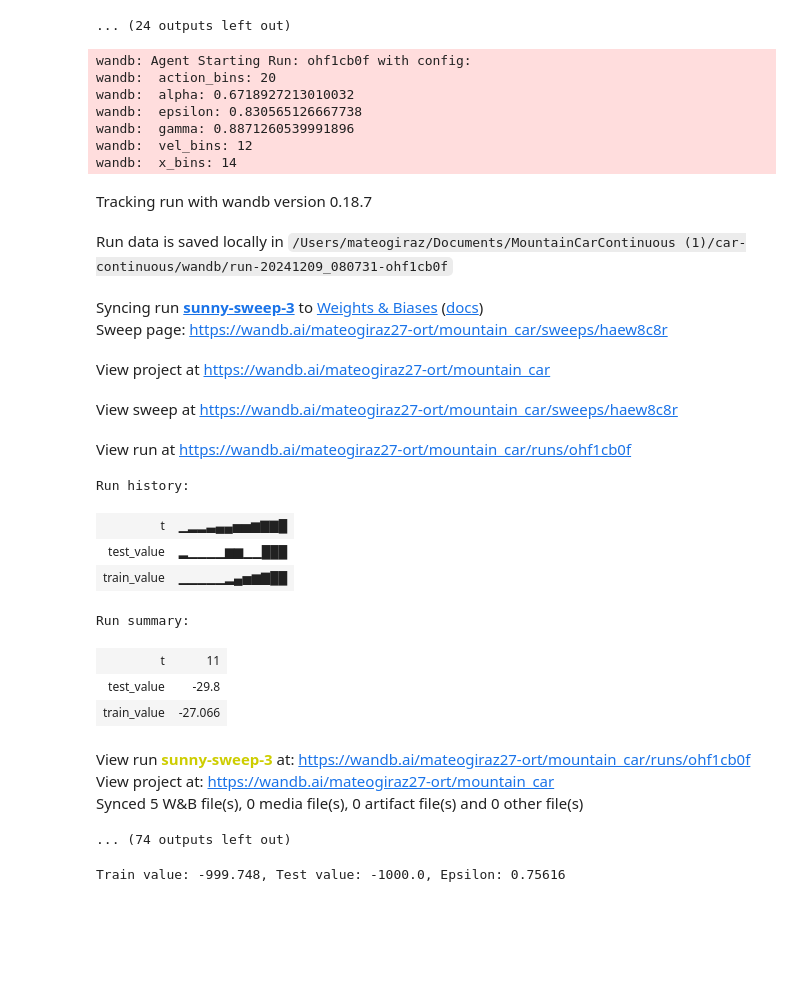
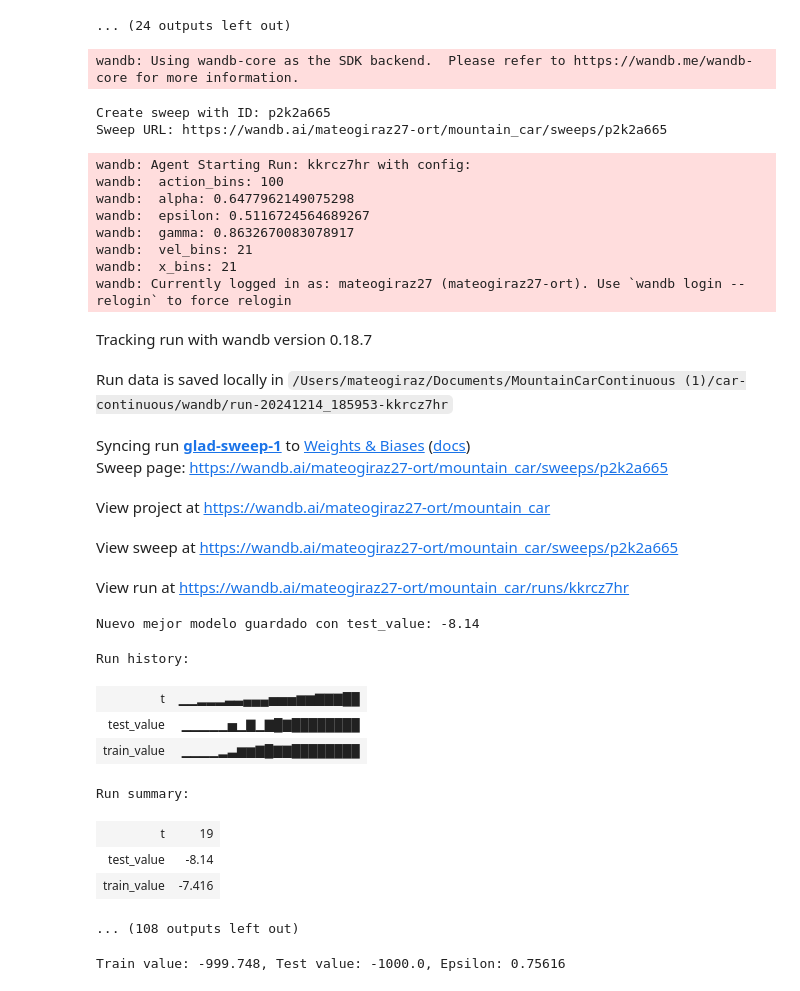
Before and after one commit to MateoGiraz/ai-project, a Jupyter notebook: car-continuous/continuous_mountain_car.ipynb, the cells around one changed output. Saved outputs shown, nothing was run; the diff lists cells and outputs as text; code cells hidden in the pictures; blank space fills up the shorter version.

Commit message:
update car agent

```diff
--- a/car-continuous/continuous_mountain_car.ipynb
+++ b/car-continuous/continuous_mountain_car.ipynb
@@ -166,10 +166,14 @@ import wandb
 from car_model import Car
 from mountain_car_agent import MountainCarAgent
 from continuous_mountain_car_env_extended import ContinuousMountainCarEnvExtended
+import pickle
 
 def sweep_v2():
     wandb.init()
     config = wandb.config
+
+    best_test_value = -np.inf
+    best_model_path = "mountain_car_agent.pkl"
 
     env = ContinuousMountainCarEnvExtended(render_mode='rgb_array')
     model = Car(env, config.x_bins, config.vel_bins, config.action_bins)
@@ -182,6 +186,17 @@ def sweep_v2():
         test_value = agent.test(50)
         wandb.log({"train_value": train_value, "test_value": test_value, "t" : t})
         base_epsilon *= (10-t)/10
+
+    if test_value > best_test_value:
+        best_test_value = test_value
+        with open(best_model_path, "wb") as f:
+            pickle.dump(agent, f)
+        print(f"Nuevo mejor modelo guardado con test_value: {best_test_value}")
+
+    artifact = wandb.Artifact("best_model", type="model")
+    artifact.add_file(best_model_path)
+    wandb.log_artifact(artifact)
+
 
 sweep_config = {
     'name': 'bayesian-sweep-epsilon-decay-v2',
@@ -226,36 +241,39 @@ sweep_config = {
 entity = "mateogiraz27-ort"
 project = "mountain_car"
 sweep_id = wandb.sweep(sweep_config, entity=entity, project=project)
+# %% [output]
+wandb: Using wandb-core as the SDK backend.  Please refer to https://wandb.me/wandb-core for more information.
+Create sweep with ID: p2k2a665
+Sweep URL: https://wandb.ai/mateogiraz27-ort/mountain_car/sweeps/p2k2a665
 # %%
-sweep_id = "l6wrf4n4"
+sweep_id = "p2k2a665"
 wandb.agent(sweep_id, function=sweep_v2, count=100, entity=entity, project=project)
 # %% [output]
-wandb: Agent Starting Run: ohf1cb0f with config:
-wandb:  action_bins: 20
-wandb:  alpha: 0.6718927213010032
-wandb:  epsilon: 0.830565126667738
-wandb:  gamma: 0.8871260539991896
-wandb:  vel_bins: 12
-wandb:  x_bins: 14
+wandb: Agent Starting Run: kkrcz7hr with config:
+wandb:  action_bins: 100
+wandb:  alpha: 0.6477962149075298
+wandb:  epsilon: 0.5116724564689267
+wandb:  gamma: 0.8632670083078917
+wandb:  vel_bins: 21
+wandb:  x_bins: 21
+wandb: Currently logged in as: mateogiraz27 (mateogiraz27-ort). Use `wandb login --relogin` to force relogin
 Tracking run with wandb version 0.18.7
-Run data is saved locally in /Users/mateogiraz/Documents/MountainCarContinuous (1)/car-continuous/wandb/run-20241209_080731-ohf1cb0f
+Run data is saved locally in /Users/mateogiraz/Documents/MountainCarContinuous (1)/car-continuous/wandb/run-20241214_185953-kkrcz7hr
-Syncing run sunny-sweep-3 to Weights & Biases (docs)
-Sweep page: https://wandb.ai/mateogiraz27-ort/mountain_car/sweeps/haew8c8r
+Syncing run glad-sweep-1 to Weights & Biases (docs)
+Sweep page: https://wandb.ai/mateogiraz27-ort/mountain_car/sweeps/p2k2a665
 View project at https://wandb.ai/mateogiraz27-ort/mountain_car
-View sweep at https://wandb.ai/mateogiraz27-ort/mountain_car/sweeps/haew8c8r
+View sweep at https://wandb.ai/mateogiraz27-ort/mountain_car/sweeps/p2k2a665
-View run at https://wandb.ai/mateogiraz27-ort/mountain_car/runs/ohf1cb0f
+View run at https://wandb.ai/mateogiraz27-ort/mountain_car/runs/kkrcz7hr
-Run history:
+Nuevo mejor modelo guardado con test_value: -8.14
+Run history:
-| t | ▁▂▂▃▄▄▅▅▆▇▇█ |
-| test_value | ▂▁▁▁▁▆▆▁▁███ |
-| train_value | ▁▁▁▁▁▂▄▅▆▇██ |
+| t | ▁▁▂▂▂▃▃▄▄▄▅▅▅▆▆▇▇▇██ |
+| test_value | ▁▁▁▁▁▅▁▇▁▇█▇████████ |
+| train_value | ▁▁▁▁▂▃▆▆▇█▇▇████████ |
-Run summary:
+Run summary:
-| t | 11 |
-| test_value | -29.8 |
-| train_value | -27.066 |
+| t | 19 |
+| test_value | -8.14 |
+| train_value | -7.416 |
-View run sunny-sweep-3 at: https://wandb.ai/mateogiraz27-ort/mountain_car/runs/ohf1cb0f
-View project at: https://wandb.ai/mateogiraz27-ort/mountain_car
-Synced 5 W&B file(s), 0 media file(s), 0 artifact file(s) and 0 other file(s)
-... (74 outputs left out)
+... (108 outputs left out)
 # %%
 # ejecutar el agente con los mejores parametros
 
```
Also changed, not shown: parts of 1 cell of this notebook, 1 other file.
